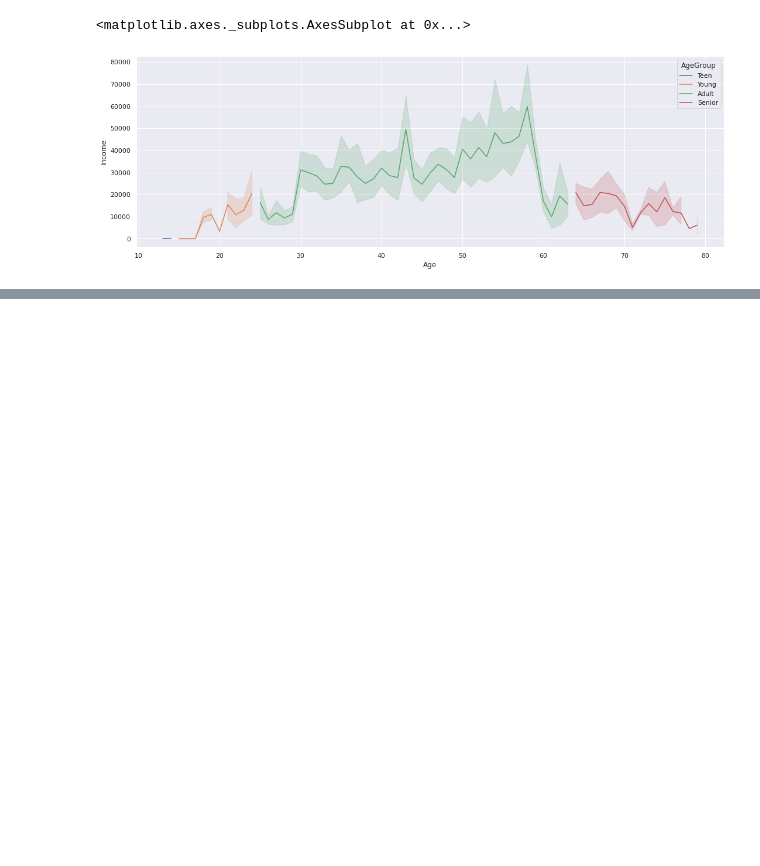
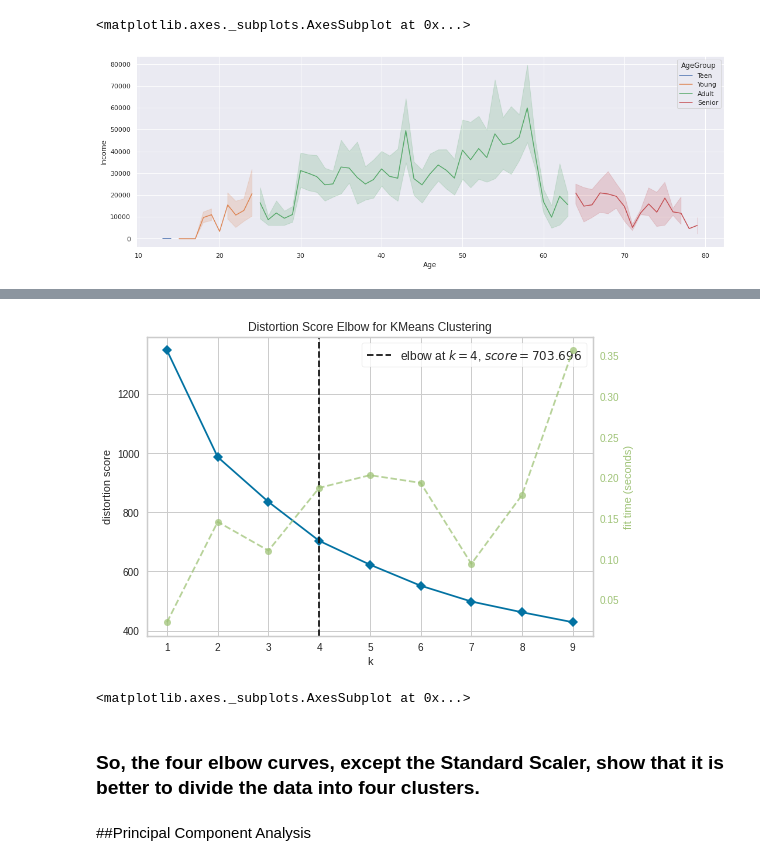
Before and after one commit to ZabihBuda/Bank-Customers, a Jupyter notebook: Bank_Customer.ipynb, the cells around one changed output, grey strips where cells are left out. Drawn from its saved outputs; the diff is of its cells as text; code cells hidden in the pictures; blank space fills up the shorter version.

```diff
--- a/Bank_Customer.ipynb
+++ b/Bank_Customer.ipynb
@@ -311,0 +426,17 @@ This shows the income level of customers based on their age group. As it seems,
+# %%
+#Eblow Curve with Standard Scaler
+
+scaler=SC()
+df_cx_sts=pd.DataFrame(scaler.fit_transform(df_cx), columns=df_cx.columns)
+
+model=KMeans()
+visualizer=KElbowVisualizer(model, k=(1, 10)) #visualize from 1 to 10 clusters to find out the number of proper cluster
+visualizer.fit(df_cx_scaled)
+visualizer.poof()
+# %% [output]
+[figure, added]
+<matplotlib.axes._subplots.AxesSubplot at 0x...>
+# %% [markdown]
+### So, the four elbow curves, except the Standard Scaler, show that it is better to divide the data into four clusters.
+# %% [markdown]
+##Principal Component Analysis
```
Also changed, not shown: parts of 17 cells of this notebook.
